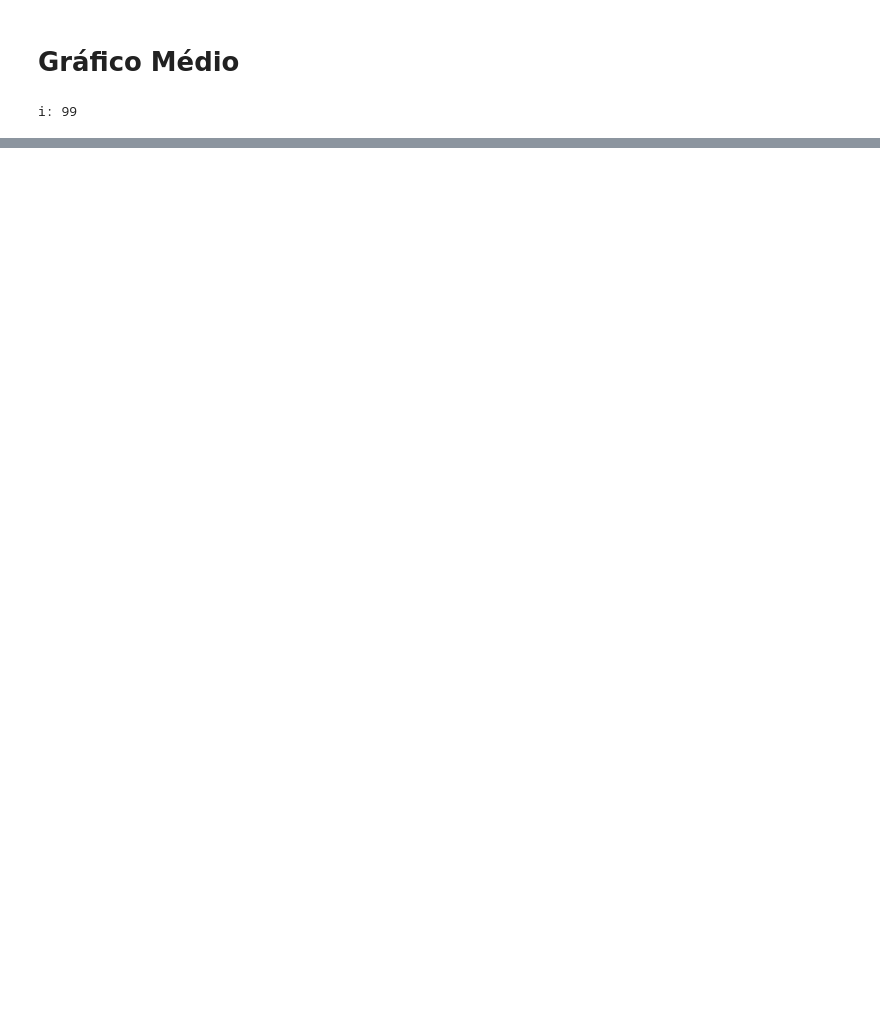
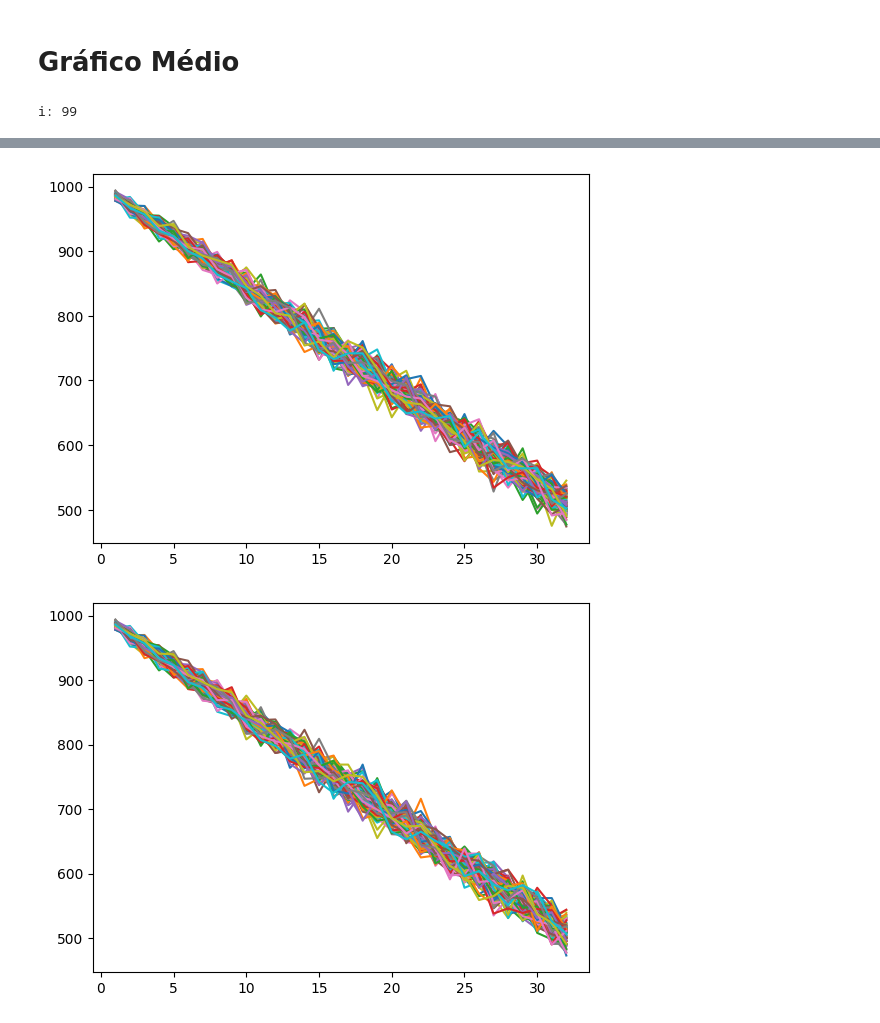
Before and after one commit to myller-silva/SO-trabalho-03---pagina--o, a Jupyter notebook: evaluate_aging_algorithm_with_varying_bits.ipynb, the cells around one changed output, grey strips where cells are left out. Cells and saved outputs as stored; diff of their text form; code cells hidden in the pictures; blank space fills up the shorter version.

```diff
--- a/evaluate_aging_algorithm_with_varying_bits.ipynb
+++ b/evaluate_aging_algorithm_with_varying_bits.ipynb
@@ -166 +200,18 @@ plt.show()
+# %%
+# plotar todas os fifos
+for i in m_r_fifo:
+    plt.plot(molduras, i,
+            #  marker='o'
+             )
+plt.show()
+
+# plotar todas os agings
+for i in m_r_aging:
+    plt.plot(molduras, i,
+            #  marker='o'
+             )
+plt.show()
+# %% [output]
+[figure, added]
+[figure, added]
 # %% [markdown]
```
Also changed, not shown: parts of 7 cells of this notebook.
